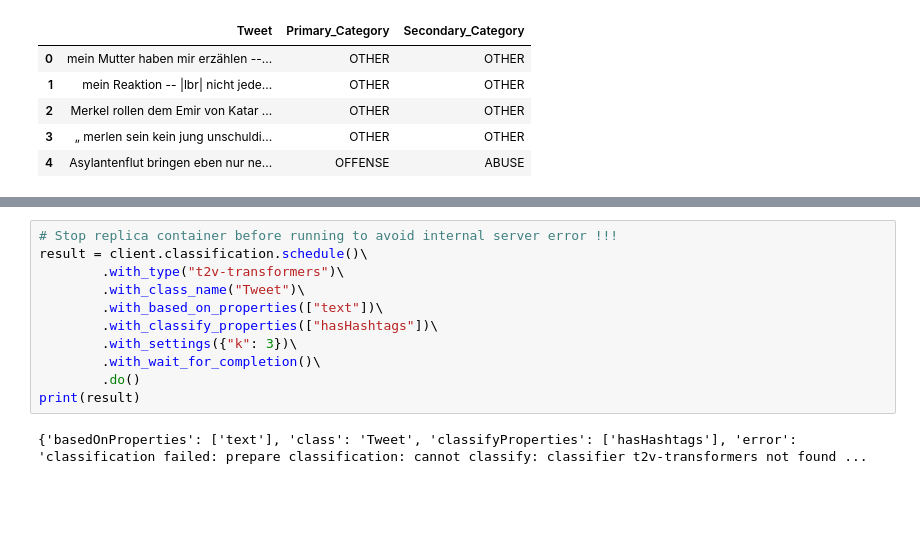
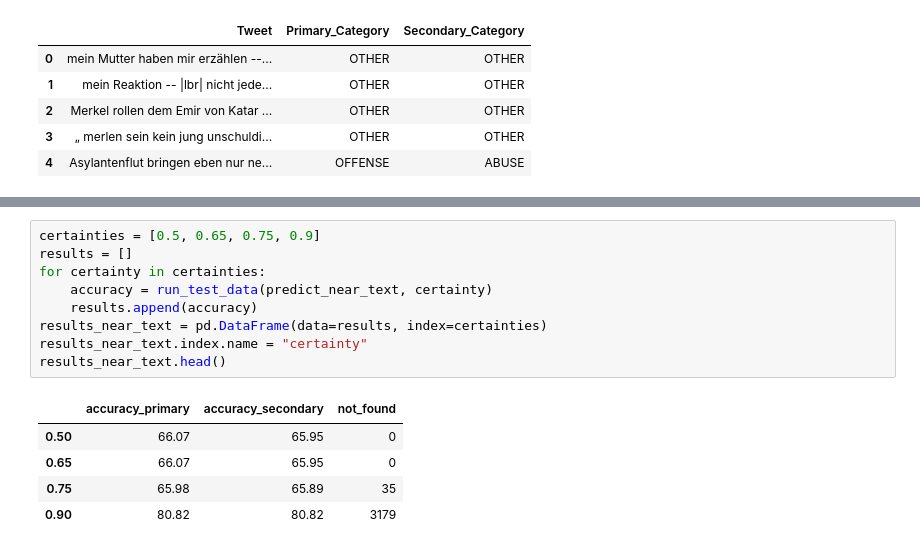
Before and after one commit to TrisNol/weaviate-case-study, a Jupyter notebook: notebook.ipynb, the cells around one changed output, grey strips where cells are left out. Drawn from its saved outputs; the diff is of its cells as text; blank space fills up the shorter version.

```diff
--- a/notebook.ipynb
+++ b/notebook.ipynb
@@ -406,13 +444,15 @@ No result found: 0
-# %%
-# Stop replica container before running to avoid internal server error !!!
-result = client.classification.schedule()\
-        .with_type("t2v-transformers")\
-        .with_class_name("Tweet")\
-        .with_based_on_properties(["text"])\
-        .with_classify_properties(["hasHashtags"])\
-        .with_settings({"k": 3})\
-        .with_wait_for_completion()\
-        .do()
-print(result)
-# %% [output]
-{'basedOnProperties': ['text'], 'class': 'Tweet', 'classifyProperties': ['hasHashtags'], 'error': 'classification failed: prepare classification: cannot classify: classifier t2v-transformers not found ...
+# %%
+certainties = [0.5, 0.65, 0.75, 0.9]
+results = []
+for certainty in certainties:
+    accuracy = run_test_data(predict_near_text, certainty)
+    results.append(accuracy)
+results_near_text = pd.DataFrame(data=results, index=certainties)
+results_near_text.index.name = "certainty"
+results_near_text.head()
+# %% [output]
+|  | accuracy_primary | accuracy_secondary | not_found |
+| 0.50 | 66.07 | 65.95 | 0 |
+| 0.65 | 66.07 | 65.95 | 0 |
+| 0.75 | 65.98 | 65.89 | 35 |
+| 0.90 | 80.82 | 80.82 | 3179 |
```
Also changed, not shown: parts of 7 cells of this notebook, 1 other file.
